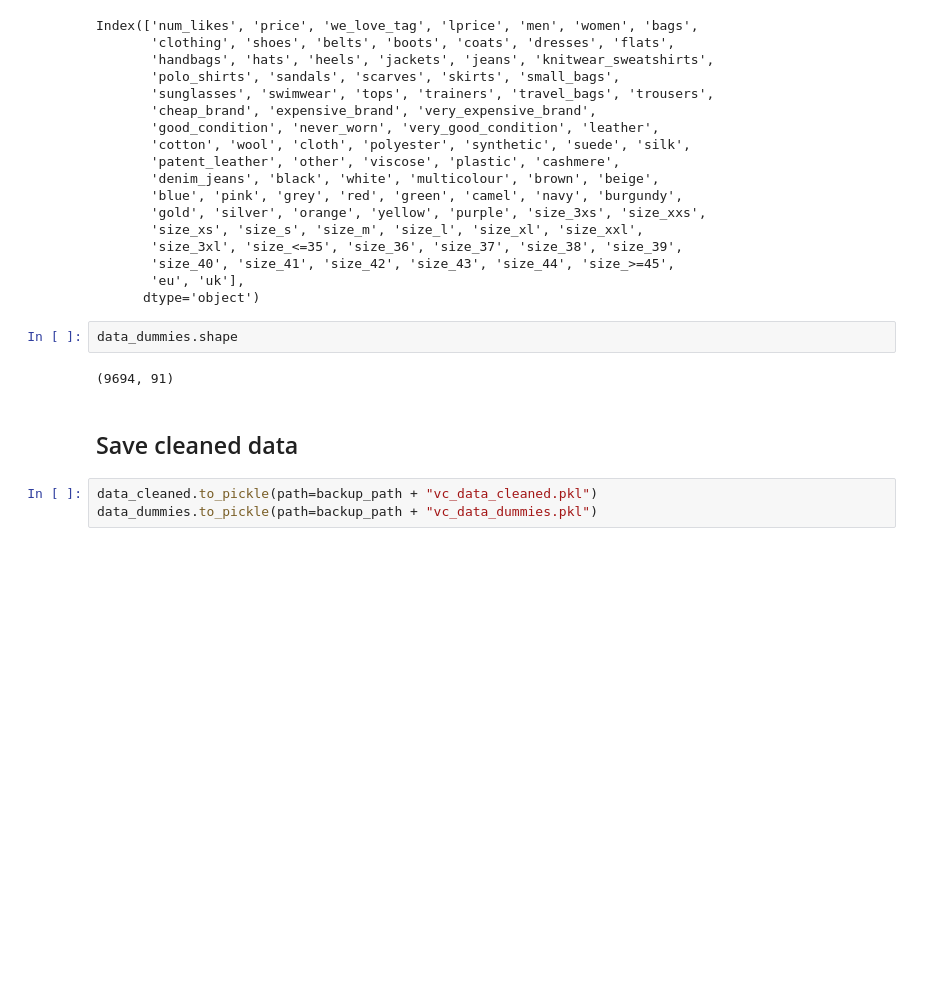
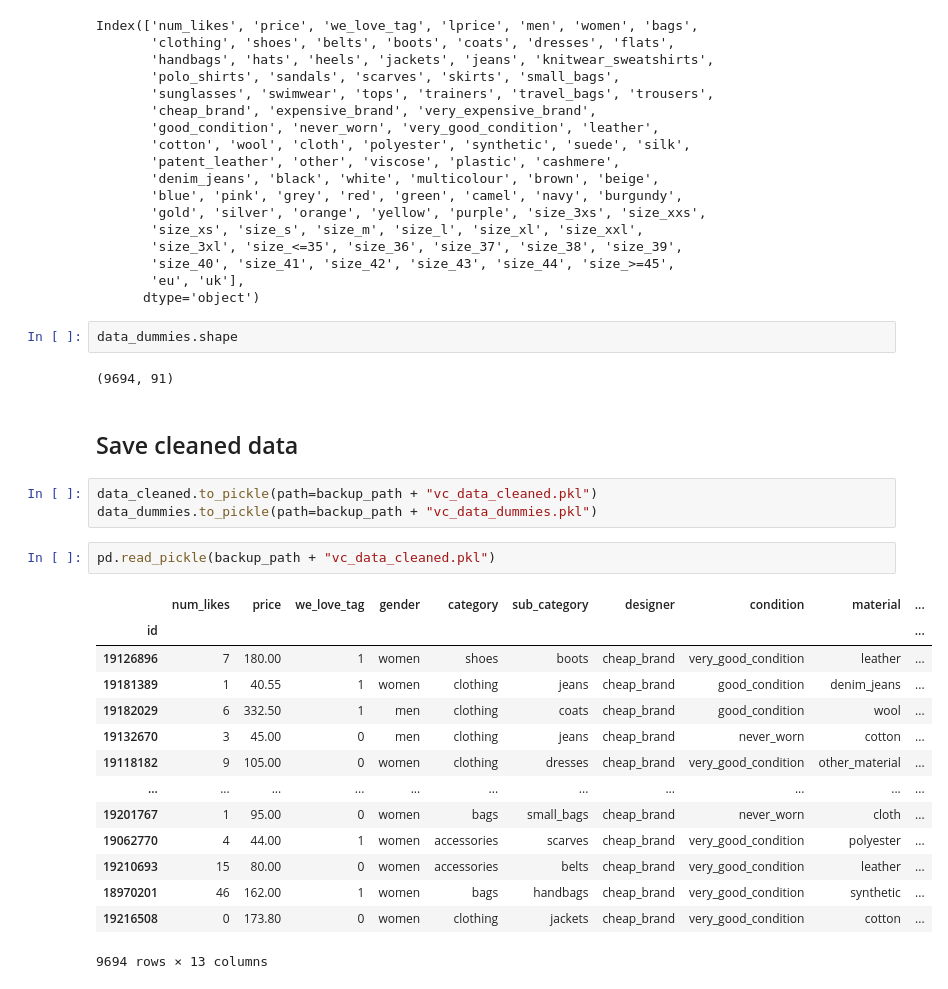
Before and after one commit to PeDiot/price_prediction_vestiaire_collective, a Jupyter notebook: notebooks/preprocessing.ipynb, the cells around one changed output. Saved outputs shown, nothing was run; the diff lists cells and outputs as text; blank space fills up the shorter version.

```diff
--- a/notebooks/preprocessing.ipynb
+++ b/notebooks/preprocessing.ipynb
@@ -1306,3 +1306,20 @@ data_dummies.shape
 # %%
 data_cleaned.to_pickle(path=backup_path + "vc_data_cleaned.pkl")
 data_dummies.to_pickle(path=backup_path + "vc_data_dummies.pkl")
+# %%
+pd.read_pickle(backup_path + "vc_data_cleaned.pkl")
+# %% [output]
+|  | num_likes | price | we_love_tag | gender | category | sub_category | designer | condition | material | ... |
+| id |  |  |  |  |  |  |  |  |  | ... |
+| 19126896 | 7 | 180.00 | 1 | women | shoes | boots | cheap_brand | very_good_condition | leather | ... |
+| 19181389 | 1 | 40.55 | 1 | women | clothing | jeans | cheap_brand | good_condition | denim_jeans | ... |
+| 19182029 | 6 | 332.50 | 1 | men | clothing | coats | cheap_brand | good_condition | wool | ... |
+| 19132670 | 3 | 45.00 | 0 | men | clothing | jeans | cheap_brand | never_worn | cotton | ... |
+| 19118182 | 9 | 105.00 | 0 | women | clothing | dresses | cheap_brand | very_good_condition | other_material | ... |
+| ... | ... | ... | ... | ... | ... | ... | ... | ... | ... | ... |
+| 19201767 | 1 | 95.00 | 0 | women | bags | small_bags | cheap_brand | never_worn | cloth | ... |
+| 19062770 | 4 | 44.00 | 1 | women | accessories | scarves | cheap_brand | very_good_condition | polyester | ... |
+| 19210693 | 15 | 80.00 | 0 | women | accessories | belts | cheap_brand | very_good_condition | leather | ... |
+| 18970201 | 46 | 162.00 | 1 | women | bags | handbags | cheap_brand | very_good_condition | synthetic | ... |
+| 19216508 | 0 | 173.80 | 0 | women | clothing | jackets | cheap_brand | very_good_condition | cotton | ... |
+9694 rows × 13 columns
```
Also changed, not shown: parts of 1 cell of this notebook.
